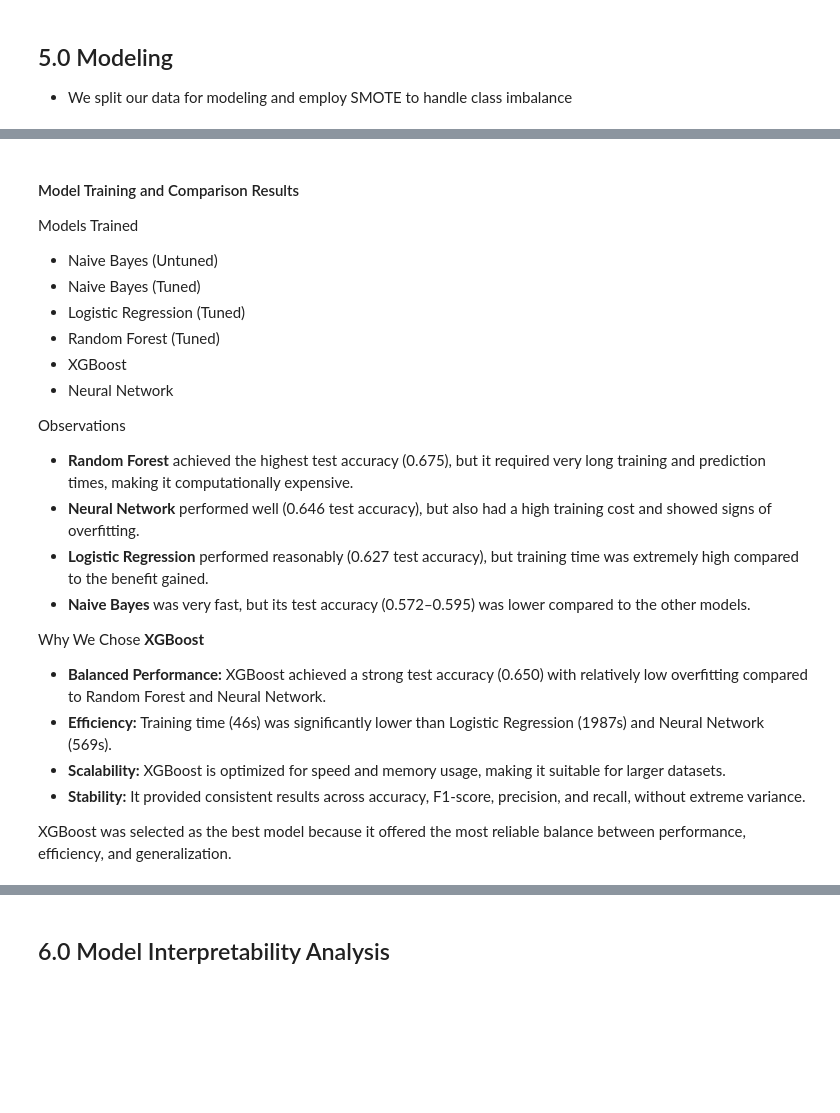
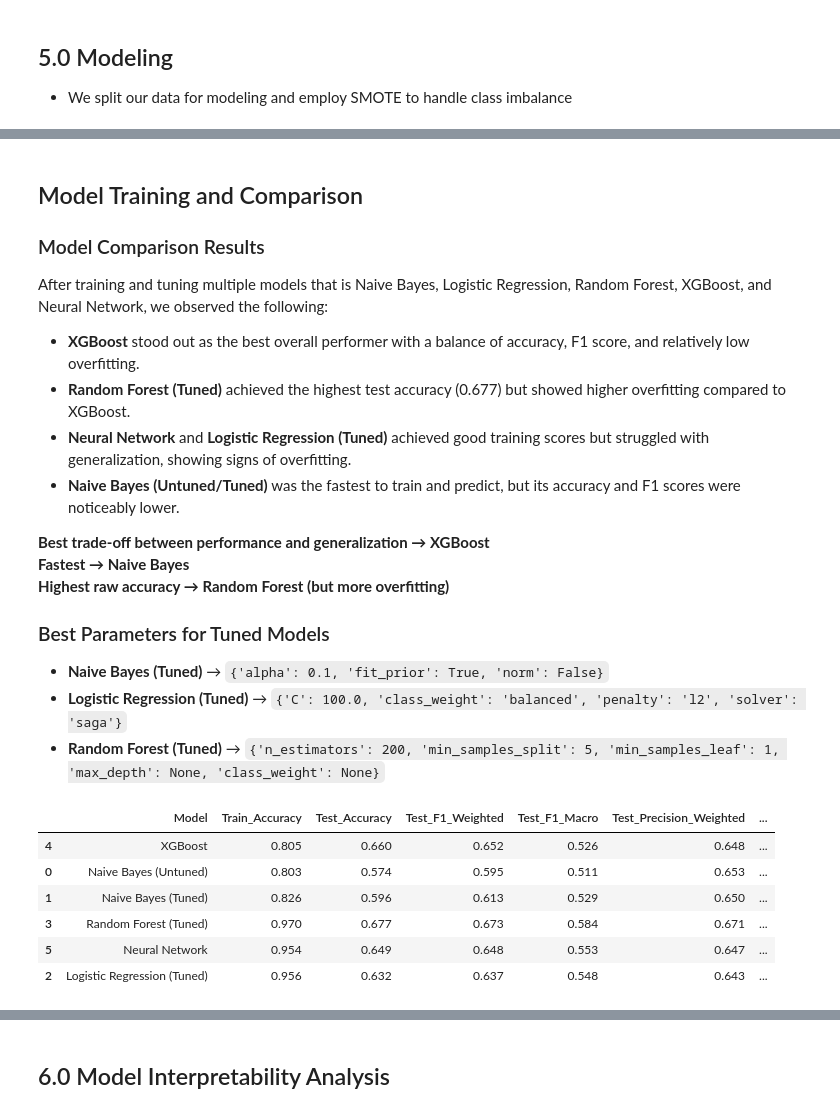
Before and after one commit to rmasawa/A-Comparative-Analysis-of-Public-Sentiment-on-Twitter-towards-Apple-and-Google-Products-using-NLP, a Jupyter notebook: Index.ipynb, the cells around one changed output, grey strips where cells are left out. Cells and saved outputs as stored; diff of their text form; code cells hidden in the pictures; blank space fills up the shorter version.

```diff
--- a/Index.ipynb
+++ b/Index.ipynb
@@ -962,26 +965,32 @@ Random Forest Tuned Best Params: {'n_estimators': 200, 'min_samples_split': 2, '
 # %% [markdown]
-#### Model Training and Comparison Results
+## Model Training and Comparison
 
-Models Trained
-- Naive Bayes (Untuned)
-- Naive Bayes (Tuned)
-- Logistic Regression (Tuned)
-- Random Forest (Tuned)
-- XGBoost
-- Neural Network
+### Model Comparison Results
+After training and tuning multiple models that is Naive Bayes, Logistic Regression, Random Forest, XGBoost, and Neural Network, we observed the following:
 
-Observations
-- **Random Forest** achieved the highest test accuracy (0.675), but it required very long training and prediction times, making it computationally expensive.
-- **Neural Network** performed well (0.646 test accuracy), but also had a high training cost and showed signs of overfitting.
-- **Logistic Regression** performed reasonably (0.627 test accuracy), but training time was extremely high compared to the benefit gained.
-- **Naive Bayes** was very fast, but its test accuracy (0.572–0.595) was lower compared to the other models.
+- **XGBoost** stood out as the best overall performer with a balance of accuracy, F1 score, and relatively low overfitting.
+- **Random Forest (Tuned)** achieved the highest test accuracy (0.677) but showed higher overfitting compared to XGBoost.
+- **Neural Network** and **Logistic Regression (Tuned)** achieved good training scores but struggled with generalization, showing signs of overfitting.
+- **Naive Bayes (Untuned/Tuned)** was the fastest to train and predict, but its accuracy and F1 scores were noticeably lower.
 
+ **Best trade-off between performance and generalization → XGBoost**
+ **Fastest → Naive Bayes**
+ **Highest raw accuracy → Random Forest (but more overfitting)**
 
-Why We Chose **XGBoost**
+### Best Parameters for Tuned Models
 
-- **Balanced Performance:** XGBoost achieved a strong test accuracy (0.650) with relatively low overfitting compared to Random Forest and Neural Network.
-- **Efficiency:** Training time (46s) was significantly lower than Logistic Regression (1987s) and Neural Network (569s).
-- **Scalability:** XGBoost is optimized for speed and memory usage, making it suitable for larger datasets.
-- **Stability:** It provided consistent results across accuracy, F1-score, precision, and recall, without extreme variance.
-
-XGBoost was selected as the best model because it offered the most reliable balance between performance, efficiency, and generalization.
+- **Naive Bayes (Tuned)** → `{'alpha': 0.1, 'fit_prior': True, 'norm': False}`
+- **Logistic Regression (Tuned)** → `{'C': 100.0, 'class_weight': 'balanced', 'penalty': 'l2', 'solver': 'saga'}`
+- **Random Forest (Tuned)** → `{'n_estimators': 200, 'min_samples_split': 5, 'min_samples_leaf': 1, 'max_depth': None, 'class_weight': None}`
+# %%
+# Sort results by 'Overfitting' column in ascending order
+results_df = results_df.sort_values(by='Overfitting_Score', ascending=True)
+results_df
+# %% [output]
+|  | Model | Train_Accuracy | Test_Accuracy | Test_F1_Weighted | Test_F1_Macro | Test_Precision_Weighted | ... |
+| 4 | XGBoost | 0.805 | 0.660 | 0.652 | 0.526 | 0.648 | ... |
+| 0 | Naive Bayes (Untuned) | 0.803 | 0.574 | 0.595 | 0.511 | 0.653 | ... |
+| 1 | Naive Bayes (Tuned) | 0.826 | 0.596 | 0.613 | 0.529 | 0.650 | ... |
+| 3 | Random Forest (Tuned) | 0.970 | 0.677 | 0.673 | 0.584 | 0.671 | ... |
+| 5 | Neural Network | 0.954 | 0.649 | 0.648 | 0.553 | 0.647 | ... |
+| 2 | Logistic Regression (Tuned) | 0.956 | 0.632 | 0.637 | 0.548 | 0.643 | ... |
```
Also changed, not shown: parts of 13 cells of this notebook, 1 other file.
